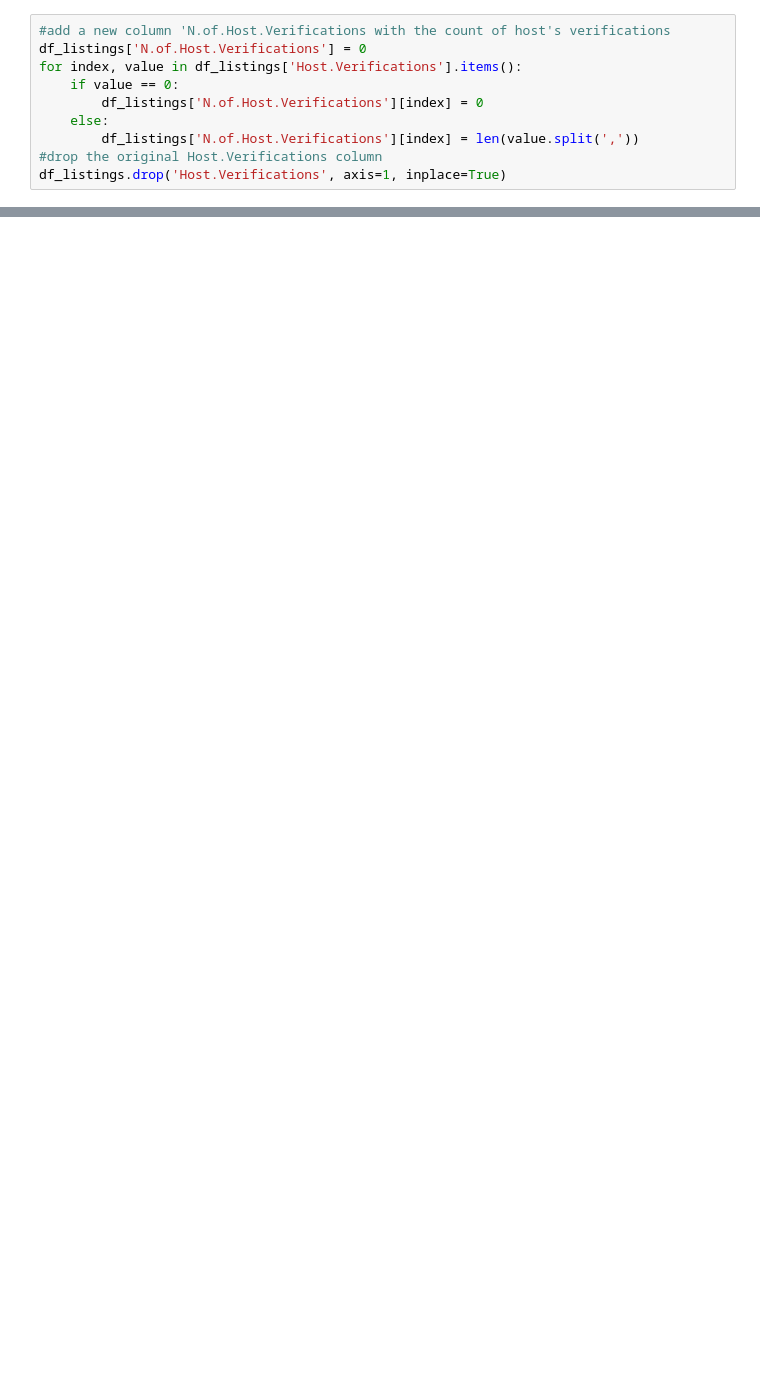
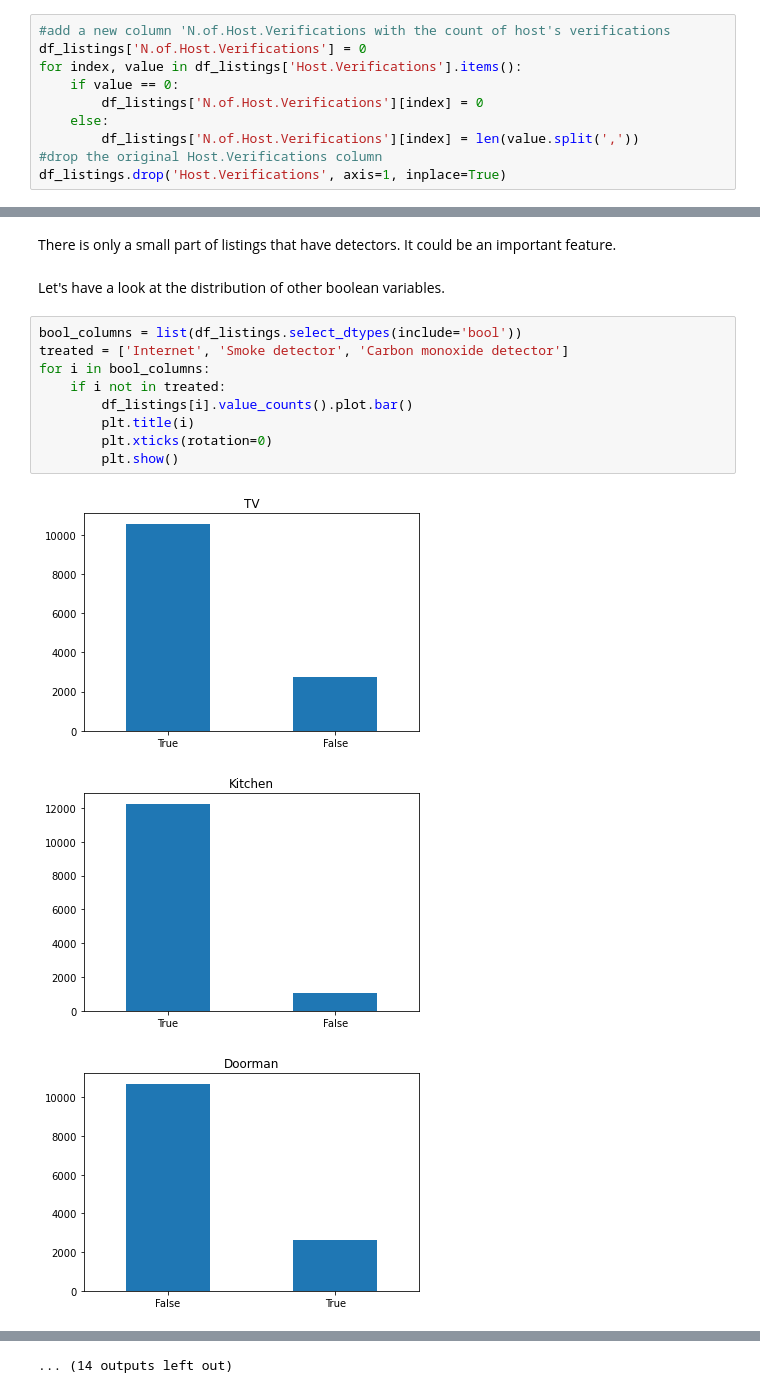
Before and after one commit to ekaterinaleks/preparation_for_final_project, a Jupyter notebook: eda_with_python.ipynb, the cells around one changed output, grey strips where cells are left out. Cells and saved outputs as stored; diff of their text form; blank space fills up the shorter version.

```diff
--- a/eda_with_python.ipynb
+++ b/eda_with_python.ipynb
@@ -160,0 +390,17 @@ df_listings.head()
+# %% [markdown]
+There is only a small part of listings that have detectors. It could be an important feature.
+# %% [markdown]
+Let's have a look at the distribution of other boolean variables.
+# %%
+bool_columns = list(df_listings.select_dtypes(include='bool'))
+treated = ['Internet', 'Smoke detector', 'Carbon monoxide detector']
+for i in bool_columns:
+    if i not in treated:
+        df_listings[i].value_counts().plot.bar()
+        plt.title(i)
+        plt.xticks(rotation=0)
+        plt.show()
+# %% [output]
+[figure, added]
+[figure, added]
+[figure, added]
@@ -160,0 +416 @@ df_listings.head()
+... (14 outputs left out)
```
Also changed, not shown: parts of 53 cells of this notebook.
